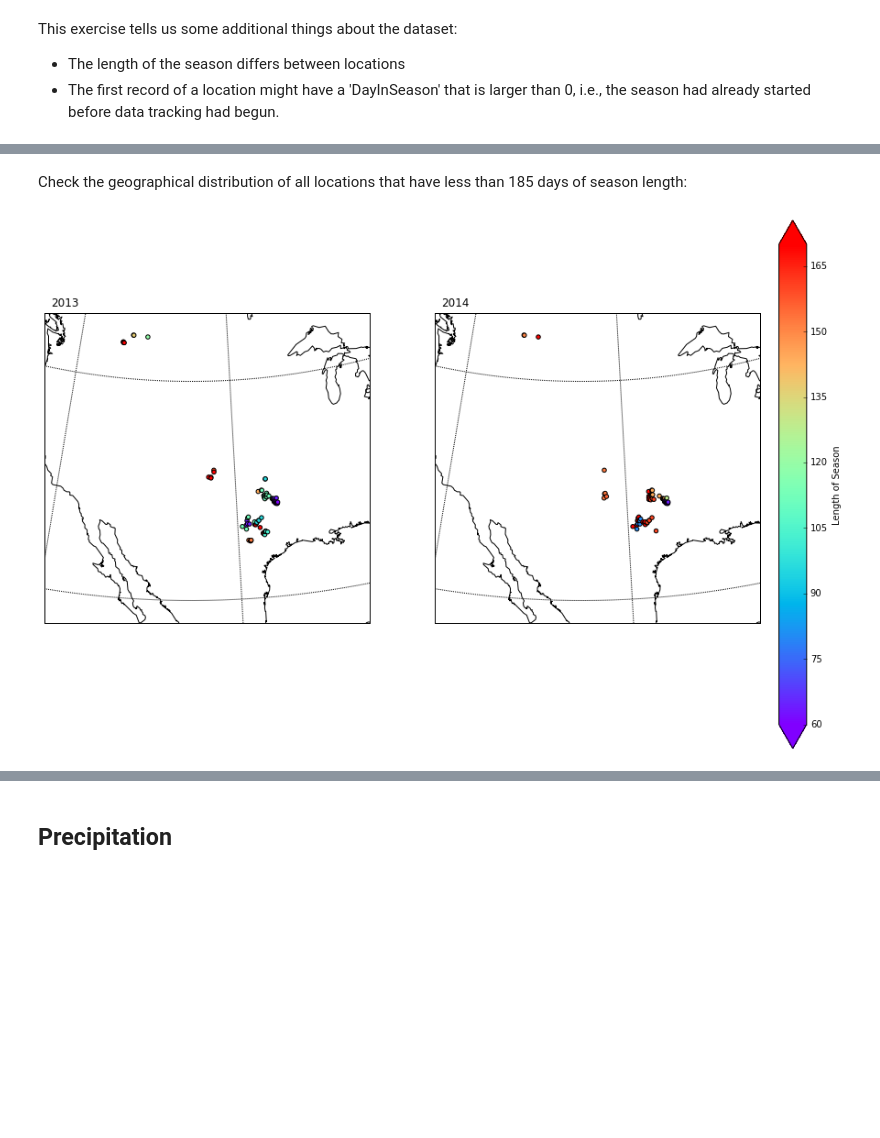
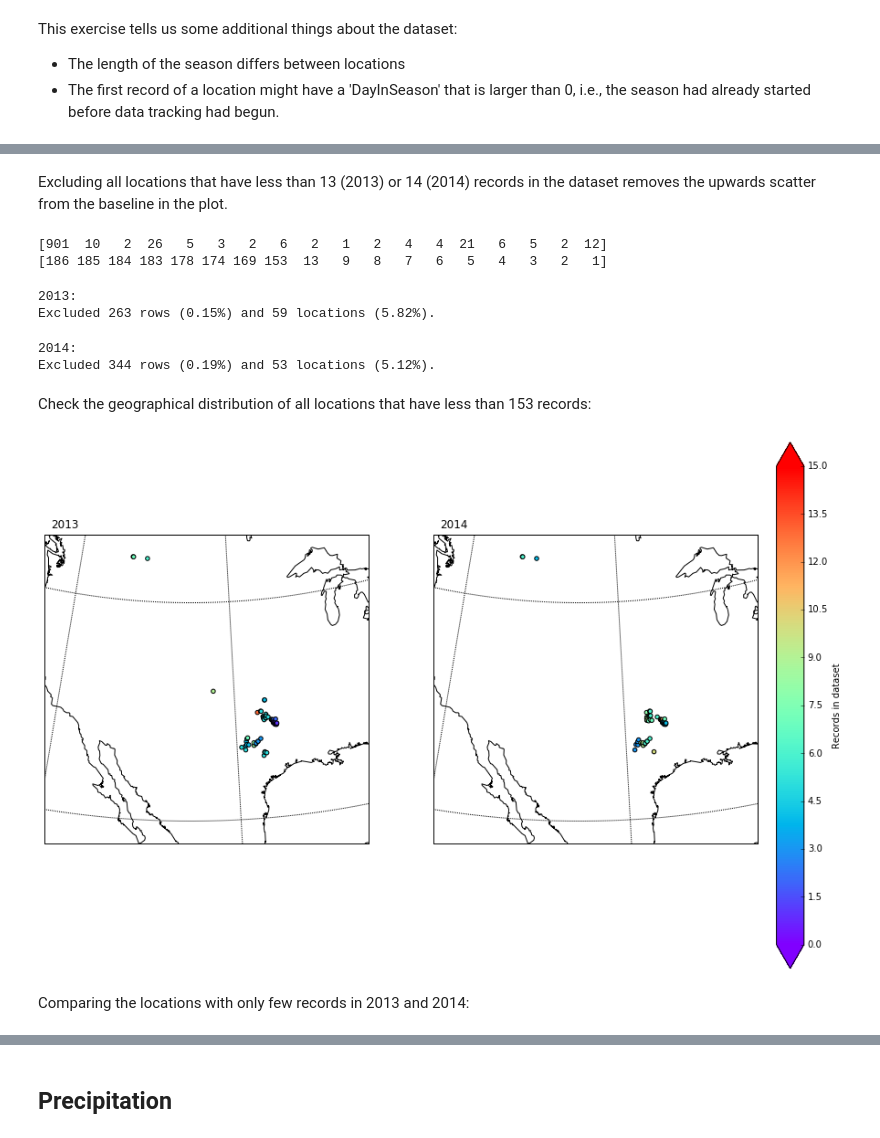
Before and after one commit to cleipski/CropPredict, a Jupyter notebook: 01_data_exploration.ipynb, the cells around one changed output, grey strips where cells are left out. Drawn from its saved outputs; the diff is of its cells as text; code cells hidden in the pictures; blank space fills up the shorter version.

Commit message:
More on locations

```diff
--- a/01_data_exploration.ipynb
+++ b/01_data_exploration.ipynb
@@ -647,5 +914,48 @@ This exercise tells us some additional things about the dataset:
+# %% [markdown]
+Excluding all locations that have less than 13 (2013) or 14 (2014) records in the dataset removes the upwards scatter from the baseline in the plot.
+# %%
+counts = n_records_2013['Location']['Count'].value_counts().sort_index(ascending=False).values
+levels = n_records_2013['Location']['Count'].value_counts().sort_index(ascending=False).index.values
+
+print(counts)
+print(levels)
+# %% [output]
+[901  10   2  26   5   3   2   6   2   1   2   4   4  21   6   5   2  12]
+[186 185 184 183 178 174 169 153  13   9   8   7   6   5   4   3   2   1]
+# %%
+nrecords = 0
+nloc = 0
+limit = 153
+print('2013:')
+for x in np.arange(len(counts)):
+    if levels[x] < limit:
+        nrecords += levels[x]*counts[x]
+        nloc += counts[x]
+print('Excluded {} rows ({:4.2f}%) and {} locations ({:4.2f}%).'
+      .format(nrecords,nrecords*100/df_2013.shape[0],
+              nloc, nloc*100/len(df_2013['Location'].unique())))
+# %% [output]
+2013:
+Excluded 263 rows (0.15%) and 59 locations (5.82%).
+# %%
+counts = n_records_2014['Location']['Count'].value_counts().sort_index(ascending=False).values
+levels = n_records_2014['Location']['Count'].value_counts().sort_index(ascending=False).index.values
+nrecords = 0
+nloc = 0
+limit = 153
+print('2014:')
+for x in np.arange(len(counts)):
+    if levels[x] < limit:
+        nrecords += levels[x]*counts[x]
+        nloc += counts[x]
+print('Excluded {} rows ({:4.2f}%) and {} locations ({:4.2f}%).'
+      .format(nrecords,nrecords*100/df_2014.shape[0],
+              nloc, nloc*100/len(df_2014['Location'].unique())))
+# %% [output]
+2014:
+Excluded 344 rows (0.19%) and 53 locations (5.12%).
 # %% [markdown]
-Check the geographical distribution of all locations that have less than 185 days of season length:
+Check the geographical distribution of all locations that have less than 153 records:
 # %%
 fig, ax = plt.subplots(1,2,figsize=(14, 20))
 
@@ -654,49 +964,52 @@ mymap = Basemap(llcrnrlon=-119, llcrnrlat=22, urcrnrlon=-80,
                 lon_0=-105, area_thresh=10000,
                 resolution = 'l',ax=ax[0])
 
-locations = (gb_agg_2013[gb_agg_2013['DayInSeason']['Length_of_Season'] != 185]
-             .index.get_level_values('Location').values)
+klocs = n_records_2013[n_records_2013['Location']['Count'] < 153].index.get_level_values('Location').values
+level = n_records_2013['Location']['Count'][n_records_2013['Location']['Count'] < 153].values
 # print(locations)
-lng = [x[0] for x in locations]
-lat = [x[1] for x in locations]
-yld = gb_agg_2013['DayInSeason']['Length_of_Season'][gb_agg_2013['DayInSeason']['Length_of_Season'] != 185]
+lng = [x[0] for x in klocs]
+lat = [x[1] for x in klocs]
+yld = level
 x,y = mymap(lng, lat)
 
-im1 = mymap.scatter(x, y, c=yld, vmin=60, vmax=170, cmap=mpl.cm.get_cmap('rainbow'), zorder=2)
+im1 = mymap.scatter(x, y, c=yld, vmin=0, vmax=15, cmap=mpl.cm.get_cmap('rainbow'), zorder=2)
 
 mymap.drawparallels(np.arange(25,65,20))
 mymap.drawmeridians(np.arange(-120,-40,20))
 mymap.drawcoastlines()
 
 ax[0].annotate('2013', xy=(0.02, 1.02), fontsize=12,xycoords='axes fraction')
 
 # cax1 = fig.add_axes([0.92, 0.3, 0.03, 0.4])
 # cbar = plt.colorbar(im1,cax=cax1, orientation='vertical', extend='both', use_gridspec=True)
 # cbar.set_label('Length of Season')
 
 mymap = Basemap(llcrnrlon=-119, llcrnrlat=22, urcrnrlon=-80,
                 urcrnrlat=49, projection='lcc', lat_1=33, lat_2=45,
                 lon_0=-105, area_thresh=10000,
                 resolution = 'l',ax=ax[1])
 
-locations = (gb_agg_2014[gb_agg_2014['DayInSeason']['Length_of_Season'] != 185]
-             .index.get_level_values('Location').values)
+klocs = n_records_2014[n_records_2014['Location']['Count'] < 153].index.get_level_values('Location').values
+level = n_records_2014['Location']['Count'][n_records_2014['Location']['Count'] < 153].values
+
 # print(locations)
-lng = [x[0] for x in locations]
-lat = [x[1] for x in locations]
-yld = gb_agg_2014['DayInSeason']['Length_of_Season'][gb_agg_2014['DayInSeason']['Length_of_Season'] != 185]
+lng = [x[0] for x in klocs]
+lat = [x[1] for x in klocs]
+yld = level
 x,y = mymap(lng, lat)
 
-im2 = mymap.scatter(x, y, c=yld, vmin=60, vmax=170, cmap=mpl.cm.get_cmap('rainbow'), zorder=2)
+im2 = mymap.scatter(x, y, c=yld, vmin=0, vmax=15, cmap=mpl.cm.get_cmap('rainbow'), zorder=2)
 
 mymap.drawparallels(np.arange(25,65,20))
 mymap.drawmeridians(np.arange(-120,-40,20))
 mymap.drawcoastlines()
 
 ax[1].annotate('2014', xy=(0.02, 1.02), fontsize=12,xycoords='axes fraction')
 
 cax1 = fig.add_axes( [0.92, 0.3, 0.03, 0.4])
 cbar = plt.colorbar(im1,cax=cax1, orientation='vertical', extend='both', use_gridspec=True)
-cbar.set_label('Length of Season')
+cbar.set_label('Records in dataset')
 # %% [output]
-[figure, old version]
+[figure, new version]
+# %% [markdown]
+Comparing the locations with only few records in 2013 and 2014:
```
Also changed, not shown: parts of 29 cells of this notebook.
